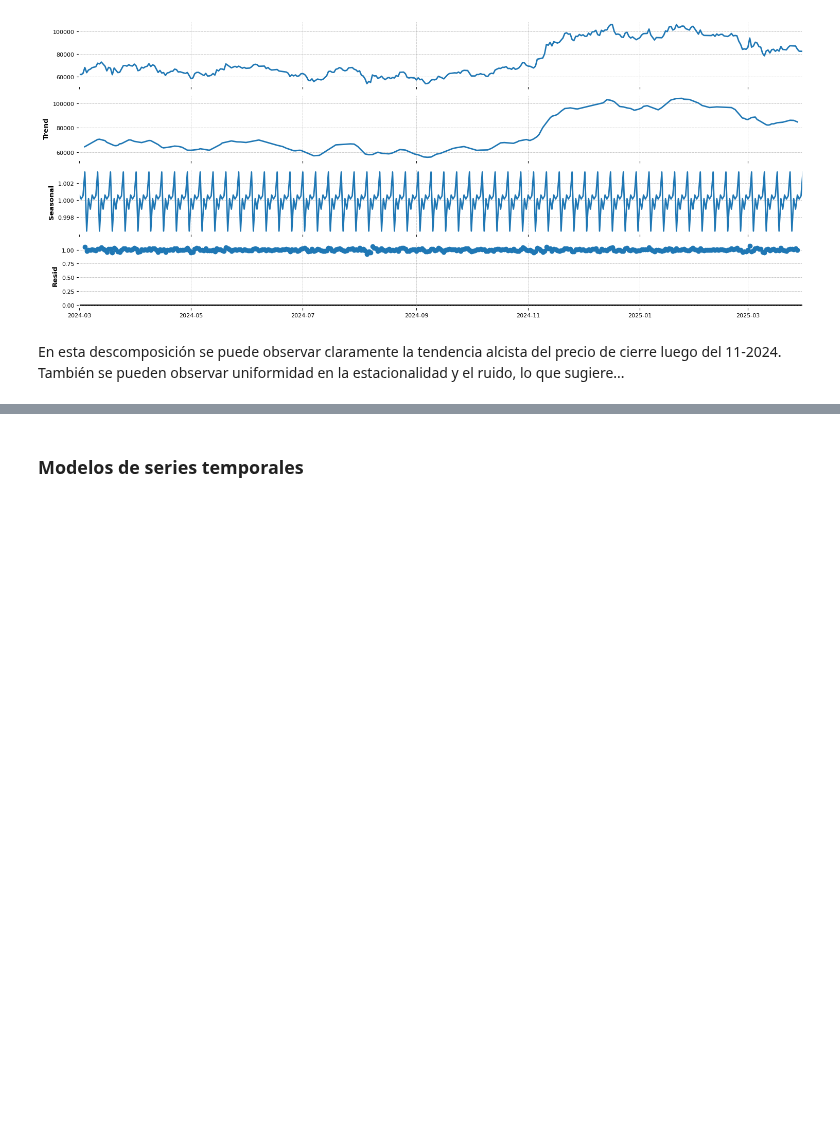
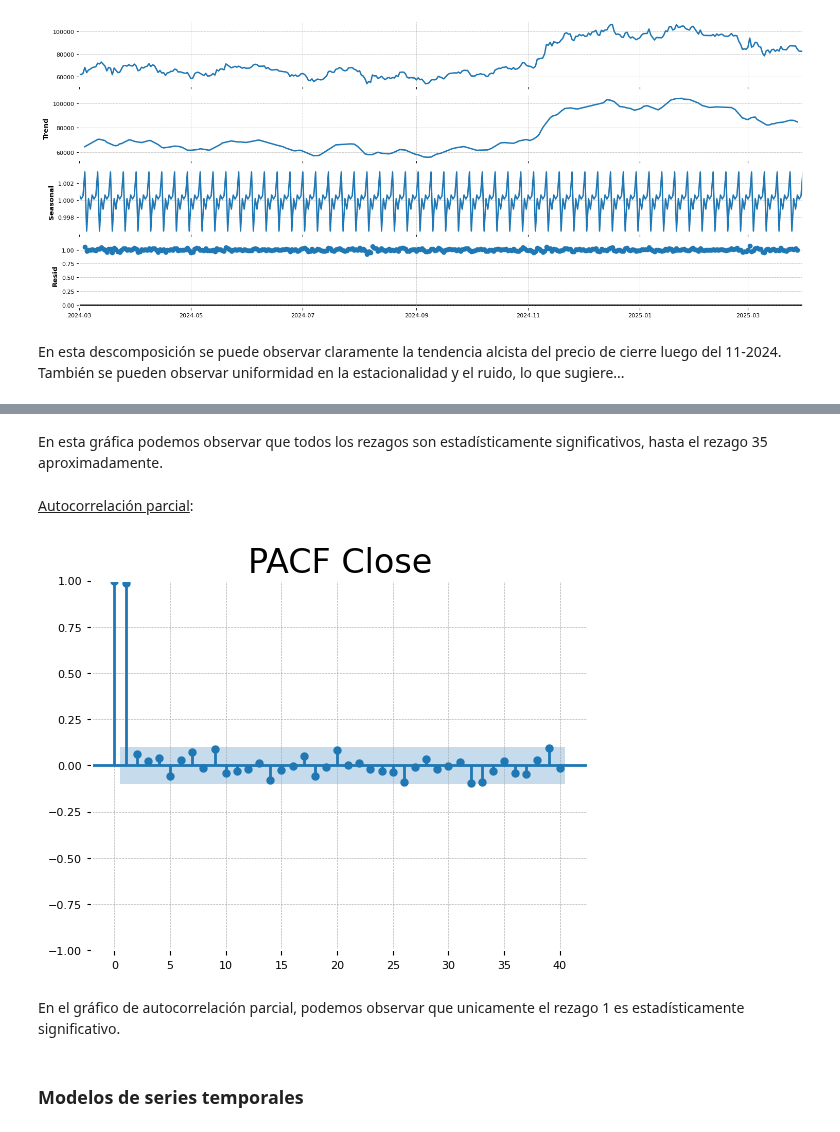
Before and after one commit to brunomaso1/uba-mia, a Jupyter notebook: mia-ast1/Trabajo final/tp-final.ipynb, the cells around one changed output, grey strips where cells are left out. Saved outputs shown, nothing was run; the diff lists cells and outputs as text; code cells hidden in the pictures; blank space fills up the shorter version.

```diff
--- a/mia-ast1/Trabajo final/tp-final.ipynb
+++ b/mia-ast1/Trabajo final/tp-final.ipynb
@@ -450,3 +469,15 @@ Temas:
+# %% [markdown]
+En esta gráfica podemos observar que todos los rezagos son estadísticamente significativos, hasta el rezago 35 aproximadamente.
+# %% [markdown]
+<u>Autocorrelación parcial</u>:
+# %%
+sgt.plot_pacf(df_close["Close"], lags=40)
+plt.title("PACF Close", size = 24)
+plt.show()
+# %% [output]
+[figure, added]
+# %% [markdown]
+En el gráfico de autocorrelación parcial, podemos observar que unicamente el rezago 1 es estadísticamente significativo.
 # %% [markdown]
 ### Modelos de series temporales <a class="anchor" id="modelos-de-series-temporales"></a>
 # %% [markdown]
```
Also changed, not shown: parts of 17 cells of this notebook.
